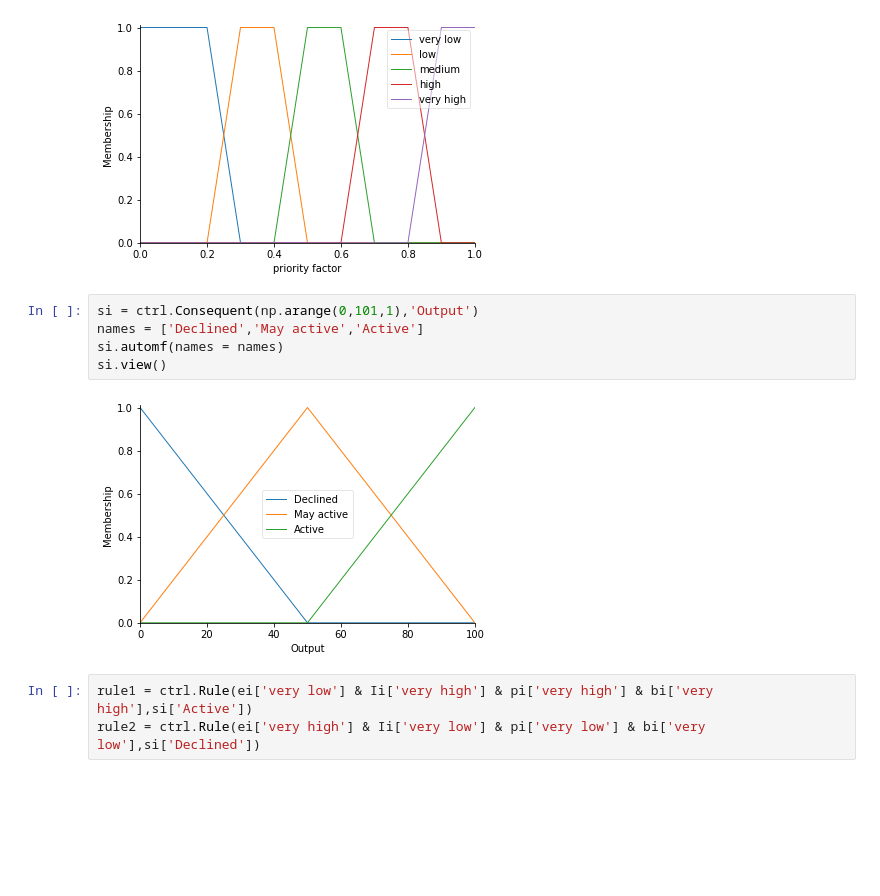
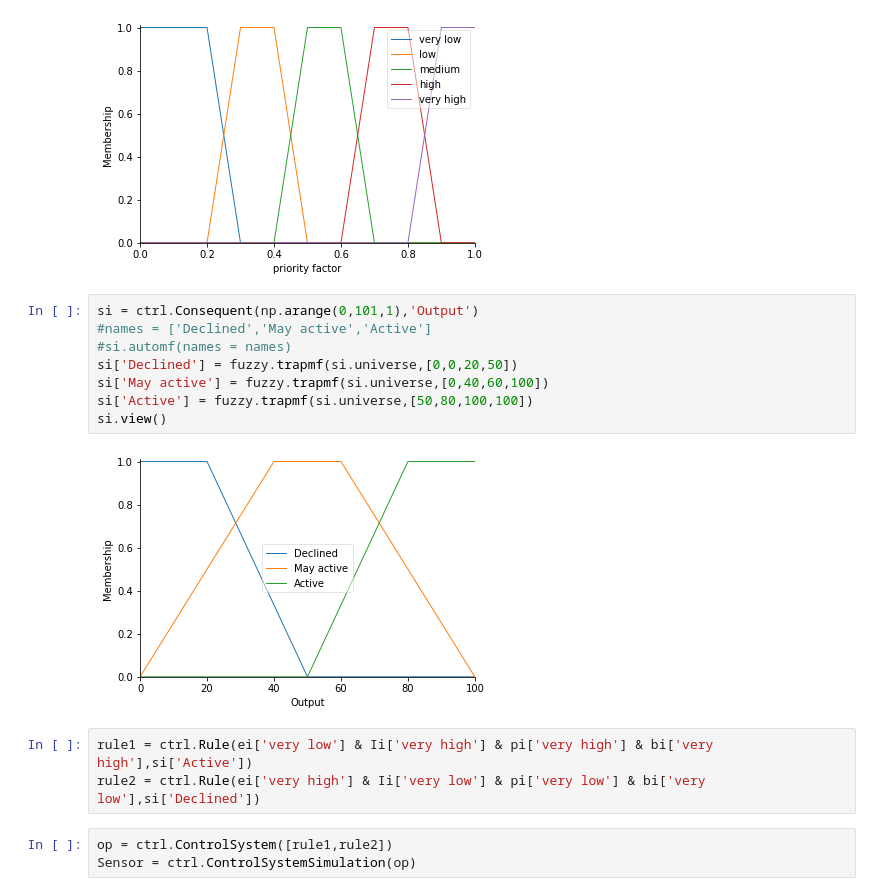
Before and after one commit to Tanuka-Mondal/Fuzzy, a Jupyter notebook: fuzzy.ipynb, the cells around one changed output. Cells and saved outputs as stored; diff of their text form; blank space fills up the shorter version.

```diff
--- a/fuzzy.ipynb
+++ b/fuzzy.ipynb
@@ -55,12 +63,18 @@ pi.view()
 [figure]
 # %%
 si = ctrl.Consequent(np.arange(0,101,1),'Output')
-names = ['Declined','May active','Active']
-si.automf(names = names)
+#names = ['Declined','May active','Active']
+#si.automf(names = names)
+si['Declined'] = fuzzy.trapmf(si.universe,[0,0,20,50])
+si['May active'] = fuzzy.trapmf(si.universe,[0,40,60,100])
+si['Active'] = fuzzy.trapmf(si.universe,[50,80,100,100])
 si.view()
 # %% [output]
-[figure, old version]
+[figure, new version]
 # %%
 rule1 = ctrl.Rule(ei['very low'] & Ii['very high'] & pi['very high'] & bi['very high'],si['Active'])
 rule2 = ctrl.Rule(ei['very high'] & Ii['very low'] & pi['very low'] & bi['very low'],si['Declined'])
+# %%
+op = ctrl.ControlSystem([rule1,rule2])
+Sensor = ctrl.ControlSystemSimulation(op)
 # %%
```
Also changed, not shown: parts of 4 cells of this notebook.
